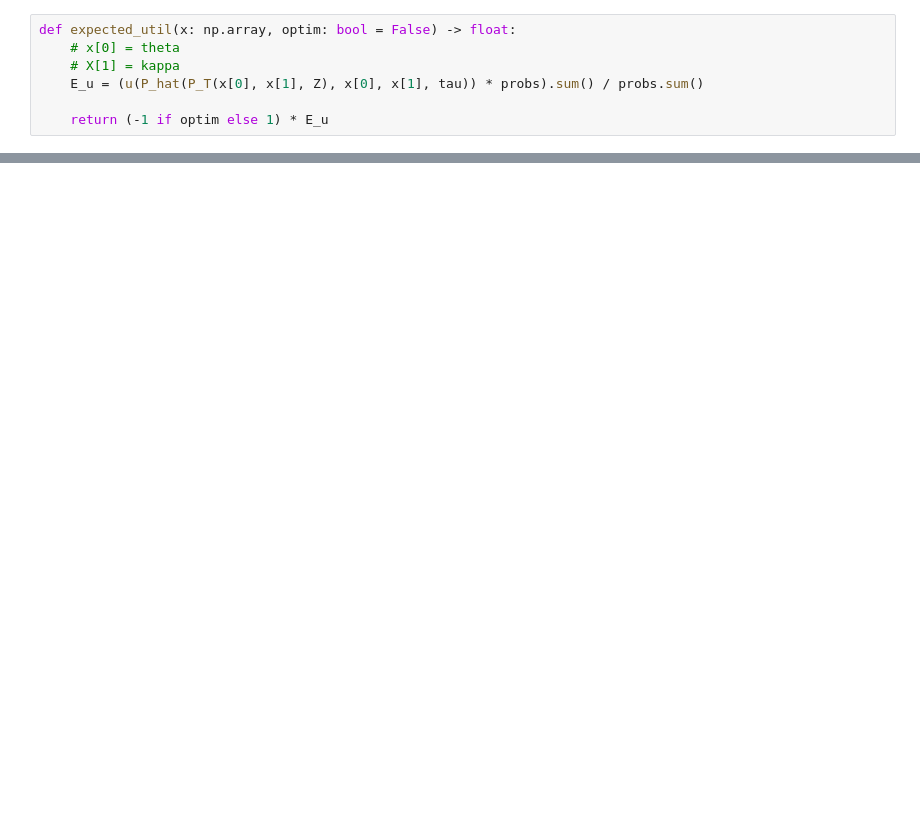
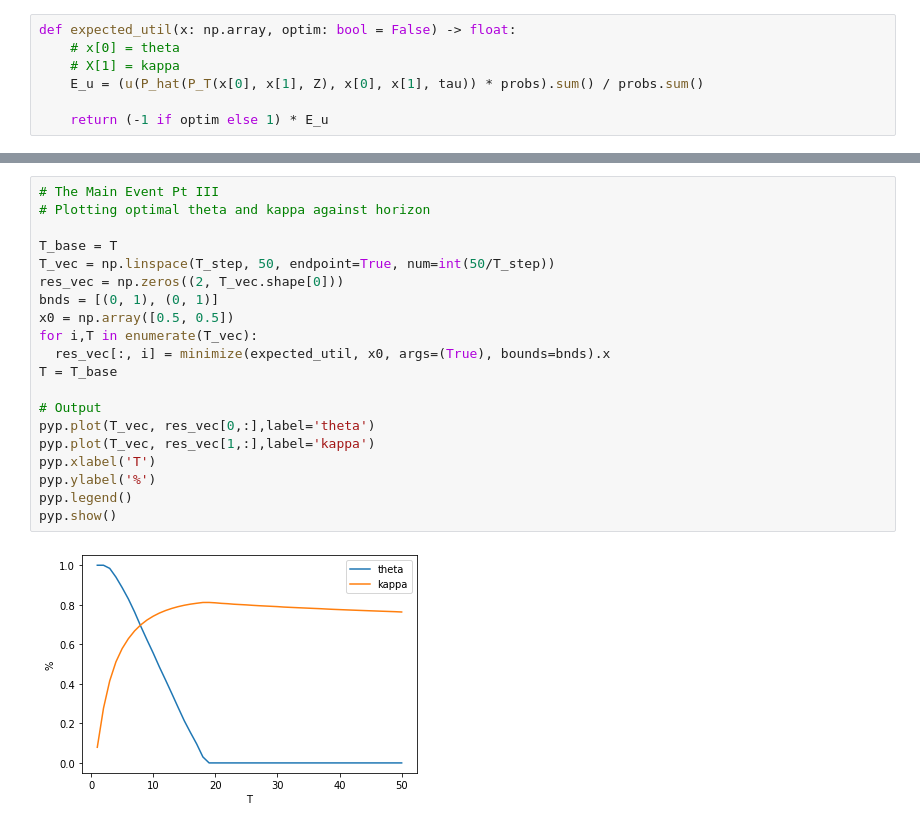
Before and after one commit to ElmPartners/Public, a Jupyter notebook: Cap_Gains_Decisions.ipynb, the cells around one changed output, grey strips where cells are left out. Drawn from its saved outputs; the diff is of its cells as text; blank space fills up the shorter version.

```diff
--- a/Cap_Gains_Decisions.ipynb
+++ b/Cap_Gains_Decisions.ipynb
@@ -130,0 +143,22 @@ pyp.show()
+# %%
+# The Main Event Pt III
+# Plotting optimal theta and kappa against horizon
+
+T_base = T
+T_vec = np.linspace(T_step, 50, endpoint=True, num=int(50/T_step))
+res_vec = np.zeros((2, T_vec.shape[0]))
+bnds = [(0, 1), (0, 1)]
+x0 = np.array([0.5, 0.5])
+for i,T in enumerate(T_vec):
+  res_vec[:, i] = minimize(expected_util, x0, args=(True), bounds=bnds).x
+T = T_base
+
+# Output
+pyp.plot(T_vec, res_vec[0,:],label='theta')
+pyp.plot(T_vec, res_vec[1,:],label='kappa')
+pyp.xlabel('T')
+pyp.ylabel('%')
+pyp.legend()
+pyp.show()
+# %% [output]
+[figure, added]
```
Also changed, not shown: parts of 6 cells of this notebook.
